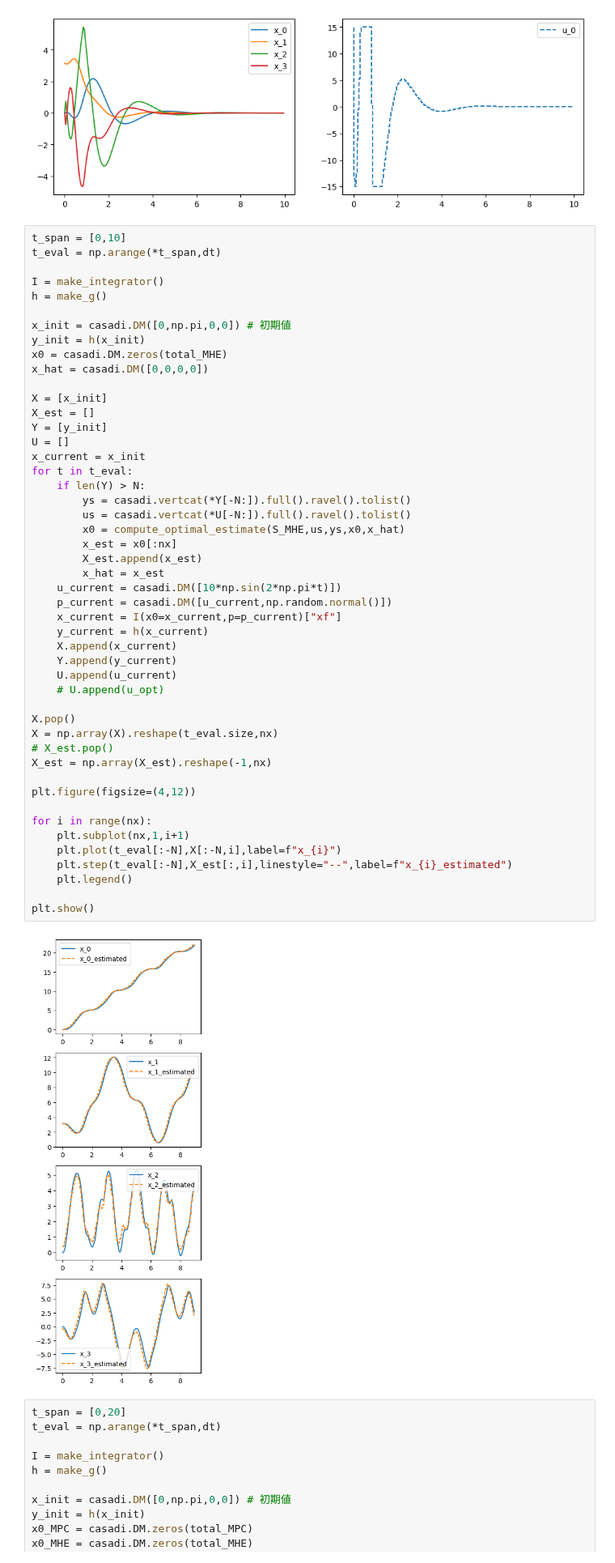
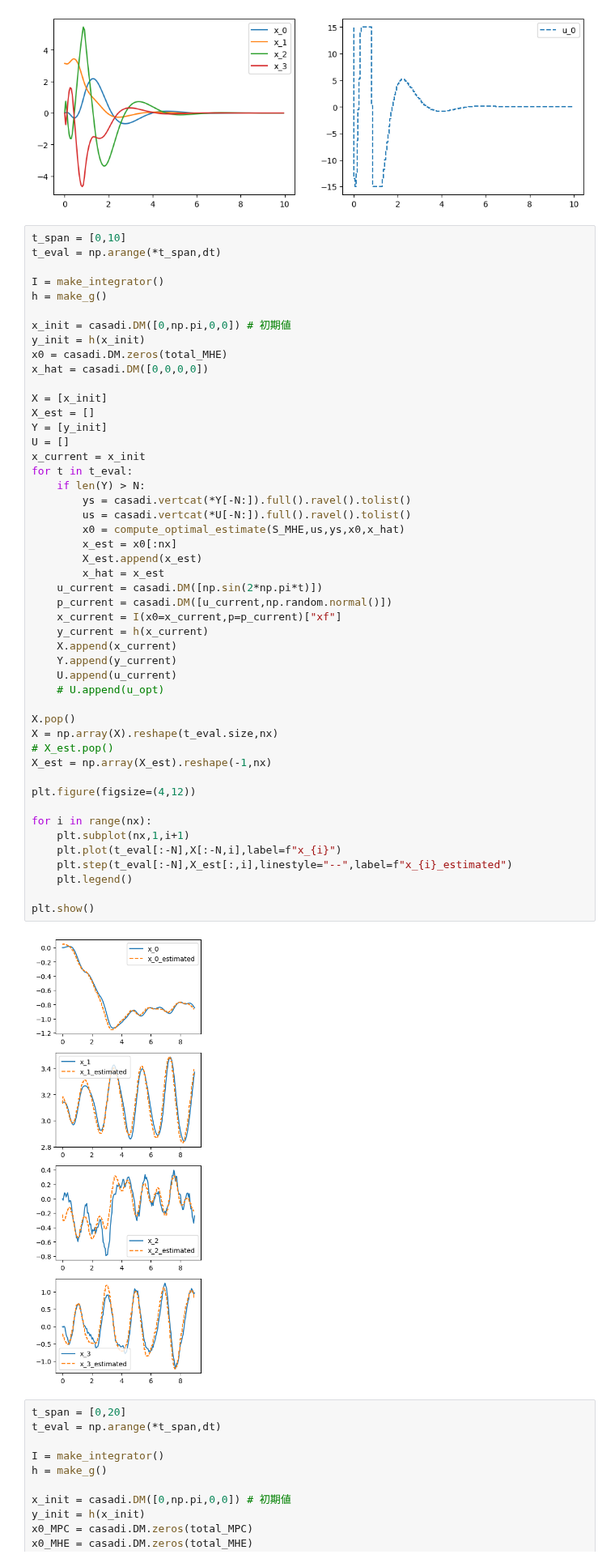
Before and after one commit to proxima-technology/casadi_mpc_nyuumon, a Jupyter notebook: src/chapter8_MPC_and_MHE.ipynb, the cells around one changed output. Shown at 81% size. Saved outputs shown, nothing was run; the diff lists cells and outputs as text.

```diff
--- a/src/chapter8_MPC_and_MHE.ipynb
+++ b/src/chapter8_MPC_and_MHE.ipynb
@@ -260,35 +260,35 @@ for t in t_eval:
     if len(Y) > N:
         ys = casadi.vertcat(*Y[-N:]).full().ravel().tolist()
         us = casadi.vertcat(*U[-N:]).full().ravel().tolist()
         x0 = compute_optimal_estimate(S_MHE,us,ys,x0,x_hat)
         x_est = x0[:nx]
         X_est.append(x_est)
         x_hat = x_est
-    u_current = casadi.DM([10*np.sin(2*np.pi*t)])
+    u_current = casadi.DM([np.sin(2*np.pi*t)])
     p_current = casadi.DM([u_current,np.random.normal()])
     x_current = I(x0=x_current,p=p_current)["xf"]
     y_current = h(x_current)
     X.append(x_current)
     Y.append(y_current)
     U.append(u_current)
     # U.append(u_opt)
 
 X.pop()
 X = np.array(X).reshape(t_eval.size,nx)
 # X_est.pop()
 X_est = np.array(X_est).reshape(-1,nx)
 
 plt.figure(figsize=(4,12))
 
 for i in range(nx):
     plt.subplot(nx,1,i+1)
     plt.plot(t_eval[:-N],X[:-N,i],label=f"x_{i}")
     plt.step(t_eval[:-N],X_est[:,i],linestyle="--",label=f"x_{i}_estimated")
     plt.legend()
 
 plt.show()
 # %% [output]
-[figure, old version]
+[figure, new version]
 # %%
 t_span = [0,20]
 t_eval = np.arange(*t_span,dt)
```
Also changed, not shown: 1 other file.
